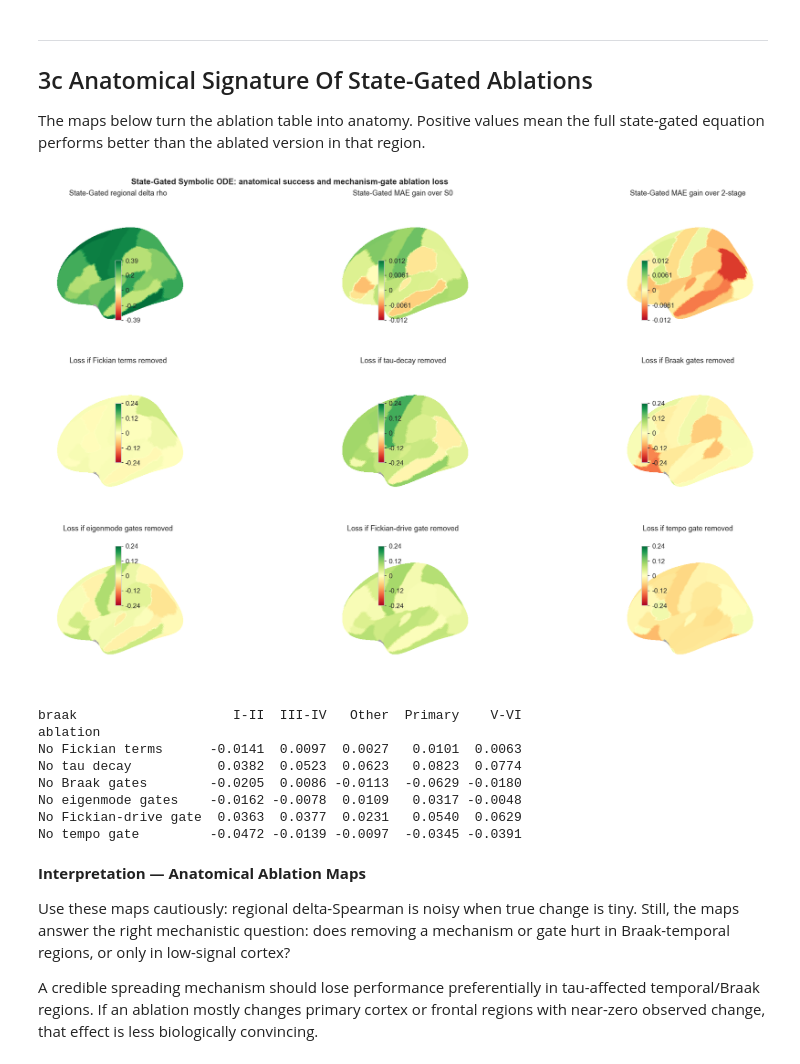
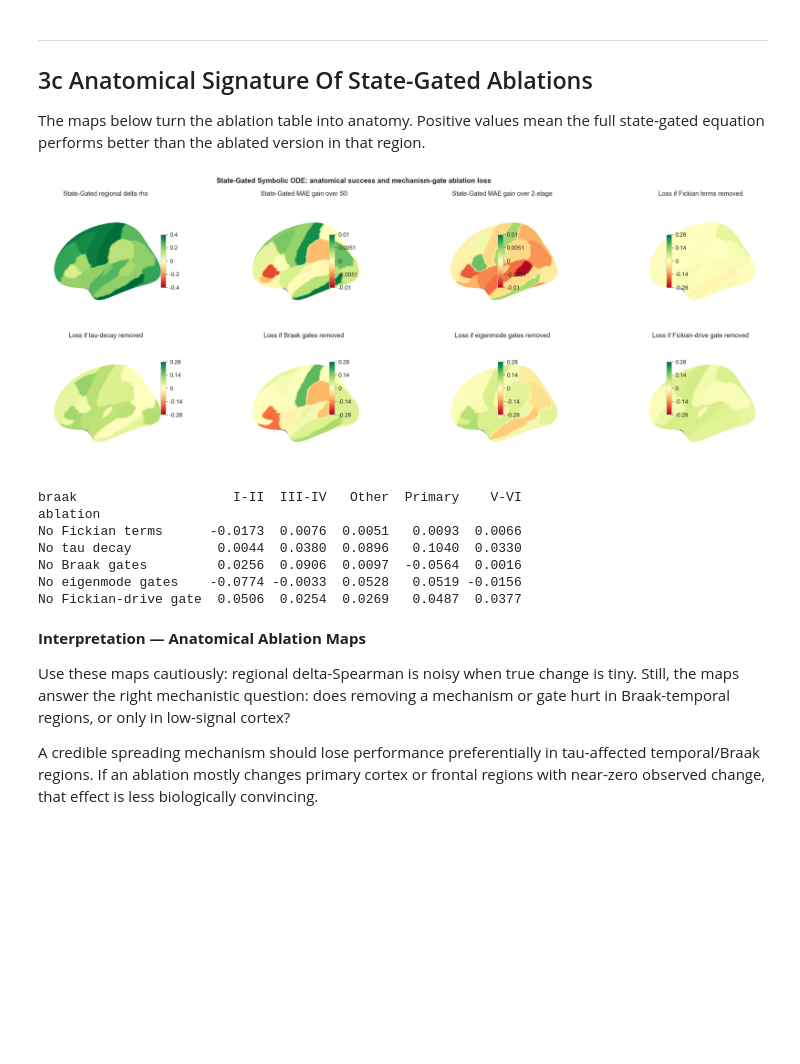
Before and after one commit to danleneurocom/BN-LTE, a Jupyter notebook: notebooks/spread_mechanism_analysis.ipynb, the cells around one changed output. Cells and saved outputs as stored; diff of their text form; code cells hidden in the pictures; blank space fills up the shorter version.

```diff
--- a/notebooks/spread_mechanism_analysis.ipynb
+++ b/notebooks/spread_mechanism_analysis.ipynb
@@ -338,11 +338,6 @@ X_amort, feat_names_ts = build_amortization_features(
     bl_s, dataset.time_years, amyloid, thickness, apoe4, ptau181,
     braak_idx, eigenvectors, sym_model.adj_norm,
 )
-import scripts.run_symbolic_ode_state_gated as state_gated_module
-state_gated_module = importlib.reload(state_gated_module)
-X_amort, feat_names_ts = state_gated_module.append_pair_temporal_gates(
-    X_amort, feat_names_ts, dataset.pairs,
-)
 alpha1_pred_ts, alpha2_pred_ts, ts_amort = fit_amortize_two(
     alpha1_tr, alpha2_tr, X_amort,
     train_indices=train_idx,
@@ -371,7 +366,7 @@ print(f'  Two-stage pred range: [{np.nanmin(ts_pred):.4f}, {np.nanmax(ts_pred):.
 
 
 # ── 7. State-Gated Symbolic ODE — unified equation with baseline-state gates ─
-print('Fitting State-Gated Symbolic ODE on HCP (selected spatial-tempo-state gates)...')
+print('Fitting State-Gated Symbolic ODE on HCP (selected spatial-state gates)...')
 import scripts.run_symbolic_ode_state_gated as state_gated_module
 state_gated_module = importlib.reload(state_gated_module)
 fit_gated_candidate = state_gated_module.fit_gated_candidate
@@ -379,10 +374,14 @@ predict_gated_candidate = state_gated_module.predict_gated_candidate
 build_state_gate_sets = state_gated_module.build_gate_sets
 ablate_fit_terms = state_gated_module.ablate_fit_terms
 top_gated_terms = state_gated_module.top_terms
+sg_regional_masks = state_gated_module.build_braak_region_masks(region_labels)
 
 SG_MODEL_NAME = 'State-Gated Symbolic ODE'
-sg_mechanisms = ('growth', 'amyloid_growth', 'fickian', 'fickian_x_tau', 'tau_decay')
-sg_gate_set_name = 'spatial_tempo_state'
+sg_mechanisms = (
+    'growth_braak_I_II', 'growth_braak_III_IV', 'growth_braak_V_VI', 'growth_braak_Other',
+    'amyloid_growth', 'fickian', 'fickian_x_tau', 'tau_decay',
+)
+sg_gate_set_name = 'spatial_state'
 sg_ridge_alpha = 10000.0
 sg_gate_sets = build_state_gate_sets(feat_names_ts)
 sg_gate_names = [name for name in sg_gate_sets[sg_gate_set_name] if name in feat_names_ts]
@@ -397,6 +396,7 @@ sg_fit = fit_gated_candidate(
     all_gate_names=feat_names_ts,
     amyloid=amyloid,
     thickness=thickness,
+    regional_masks=sg_regional_masks,
     ridge_alpha=sg_ridge_alpha,
     fit_intercept=False,
 )
@@ -651,7 +651,7 @@ def _summary_for_prediction(pred_arr, name):
 # 1) Refit same mechanism set with different gate sets.
 sg_gate_ablation_preds = {}
 sg_gate_rows = []
-for gate_set_name in ['constant', 'disease_state', 'spatial_state', 'spatial_tempo_state', 'full_state', 'full_tempo_state']:
+for gate_set_name in ['constant', 'disease_state', 'spatial_state', 'full_state']:
     gate_names = [name for name in sg_gate_sets[gate_set_name] if name in feat_names_ts]
     gate_indices = [feat_names_ts.index(name) for name in gate_names]
     fit = fit_gated_candidate(
@@ -663,6 +663,7 @@ for gate_set_name in ['constant', 'disease_state', 'spatial_state', 'spatial_tem
         all_gate_names=feat_names_ts,
         amyloid=amyloid,
         thickness=thickness,
+        regional_masks=sg_regional_masks,
         ridge_alpha=sg_ridge_alpha,
         fit_intercept=False,
     )
@@ -680,14 +681,13 @@ print(sg_gate_df[['gate_set','n_gates','delta_mean','delta_median','mae_mean','t
 # 2) Zero learned coefficient families without refitting: contribution of terms in the selected equation.
 sg_mechanism_specs = {
     'Full state-gated': {},
-    'No growth': {'drop_mechanisms': ('growth',)},
+    'No growth': {'drop_mechanisms': tuple(m for m in sg_mechanisms if m.startswith('growth'))},
     'No amyloid growth': {'drop_mechanisms': ('amyloid_growth',)},
     'No Fickian terms': {'drop_mechanisms': ('fickian', 'fickian_x_tau')},
     'No tau decay': {'drop_mechanisms': ('tau_decay',)},
     'No Braak gates': {'drop_gates': tuple(g for g in sg_gate_names if g.startswith('tau_braak') or g == 'braak_early_ratio')},
     'No eigenmode gates': {'drop_gates': tuple(g for g in sg_gate_names if g.startswith('eigenmode'))},
     'No Fickian-drive gate': {'drop_gates': tuple(g for g in sg_gate_names if g == 'fickian_drive_magnitude')},
-    'No tempo gate': {'drop_gates': tuple(g for g in sg_gate_names if g == 'baseline_meta_temporal_suvr')},
 }
 sg_ablation_preds = {}
 sg_ablation_rp = {}
@@ -1094,7 +1105,7 @@ The maps below turn the ablation table into anatomy. Positive values mean the fu
 full_rp = sg_ablation_rp['Full state-gated'].set_index('label').reindex(region_labels)
 
 ablation_loss_maps = {}
-for label in ['No Fickian terms', 'No tau decay', 'No Braak gates', 'No eigenmode gates', 'No Fickian-drive gate', 'No tempo gate']:
+for label in ['No Fickian terms', 'No tau decay', 'No Braak gates', 'No eigenmode gates', 'No Fickian-drive gate']:
     ab_rp = sg_ablation_rp[label].set_index('label').reindex(region_labels)
     ablation_loss_maps[label] = (
         full_rp['delta_spearman'].values - ab_rp['delta_spearman'].values
@@ -1111,49 +1122,47 @@ loss_lim = max(float(loss_lim), 0.01)
 gain_lim = max(float(gain_lim), 0.005)
 delta_lim = max(float(delta_lim), 0.05)
 
-fig, axes = plt.subplots(3, 3, figsize=(22, 12), subplot_kw={'projection': '3d'})
+fig, axes = plt.subplots(2, 4, figsize=(22, 8), subplot_kw={'projection': '3d'})
 panels = [
     (sg_regional_delta, 'RdYlGn', 'State-Gated regional delta rho', delta_lim),
     (sg_gain_vs_s0, 'RdYlGn', 'State-Gated MAE gain over S0', gain_lim),
     (sg_gain_vs_2stage, 'RdYlGn', 'State-Gated MAE gain over 2-stage', gain_lim),
     (ablation_loss_maps['No Fickian terms'], 'RdYlGn', 'Loss if Fickian terms removed', loss_lim),
     (ablation_loss_maps['No tau decay'], 'RdYlGn', 'Loss if tau-decay removed', loss_lim),
     (ablation_loss_maps['No Braak gates'], 'RdYlGn', 'Loss if Braak gates removed', loss_lim),
     (ablation_loss_maps['No eigenmode gates'], 'RdYlGn', 'Loss if eigenmode gates removed', loss_lim),
     (ablation_loss_maps['No Fickian-drive gate'], 'RdYlGn', 'Loss if Fickian-drive gate removed', loss_lim),
-    (ablation_loss_maps['No tempo gate'], 'RdYlGn', 'Loss if tempo gate removed', loss_lim),
 ]
 for ax, (vals, cmap, title, lim) in zip(axes.flat, panels):
     nl_plotting.plot_surf_stat_map(surf_l, to_surface(vals)[:10242],
         bg_map=bg_l, vmin=-lim, vmax=lim, cmap=cmap,
         colorbar=True, axes=ax, title=title)
 
 plt.suptitle('State-Gated Symbolic ODE: anatomical success and mechanism-gate ablation loss',
              fontweight='bold')
 plt.tight_layout()
 plt.savefig(OUTPUT_DIR / 'fig5b_state_gated_anatomical_ablations.png', bbox_inches='tight', dpi=150)
 plt.show()
 
 # Braak-stage summary of ablation losses
 loss_stage_rows = []
 for label, vals in ablation_loss_maps.items():
     tmp = pd.DataFrame({'label': region_labels, 'loss': vals})
     tmp['braak'] = tmp['label'].map(label_to_braak)
     for stage, grp in tmp.groupby('braak'):
         loss_stage_rows.append({'ablation': label, 'braak': stage, 'median_delta_rho_loss': grp['loss'].median()})
 loss_stage_df = pd.DataFrame(loss_stage_rows)
 print(loss_stage_df.pivot(index='ablation', columns='braak', values='median_delta_rho_loss')
       .reindex(ablation_loss_maps.keys()).round(4).to_string())
 # %% [output]
-[figure, old version]
+[figure, new version]
 braak                    I-II  III-IV   Other  Primary    V-VI
 ablation
-No Fickian terms      -0.0141  0.0097  0.0027   0.0101  0.0063
-No tau decay           0.0382  0.0523  0.0623   0.0823  0.0774
-No Braak gates        -0.0205  0.0086 -0.0113  -0.0629 -0.0180
-No eigenmode gates    -0.0162 -0.0078  0.0109   0.0317 -0.0048
-No Fickian-drive gate  0.0363  0.0377  0.0231   0.0540  0.0629
-No tempo gate         -0.0472 -0.0139 -0.0097  -0.0345 -0.0391
+No Fickian terms      -0.0173  0.0076  0.0051   0.0093  0.0066
+No tau decay           0.0044  0.0380  0.0896   0.1040  0.0330
+No Braak gates         0.0256  0.0906  0.0097  -0.0564  0.0016
+No eigenmode gates    -0.0774 -0.0033  0.0528   0.0519 -0.0156
+No Fickian-drive gate  0.0506  0.0254  0.0269   0.0487  0.0377
 # %% [markdown]
 **Interpretation — Anatomical Ablation Maps**
 
```
Also changed, not shown: parts of 16 cells of this notebook, 56 other files.
